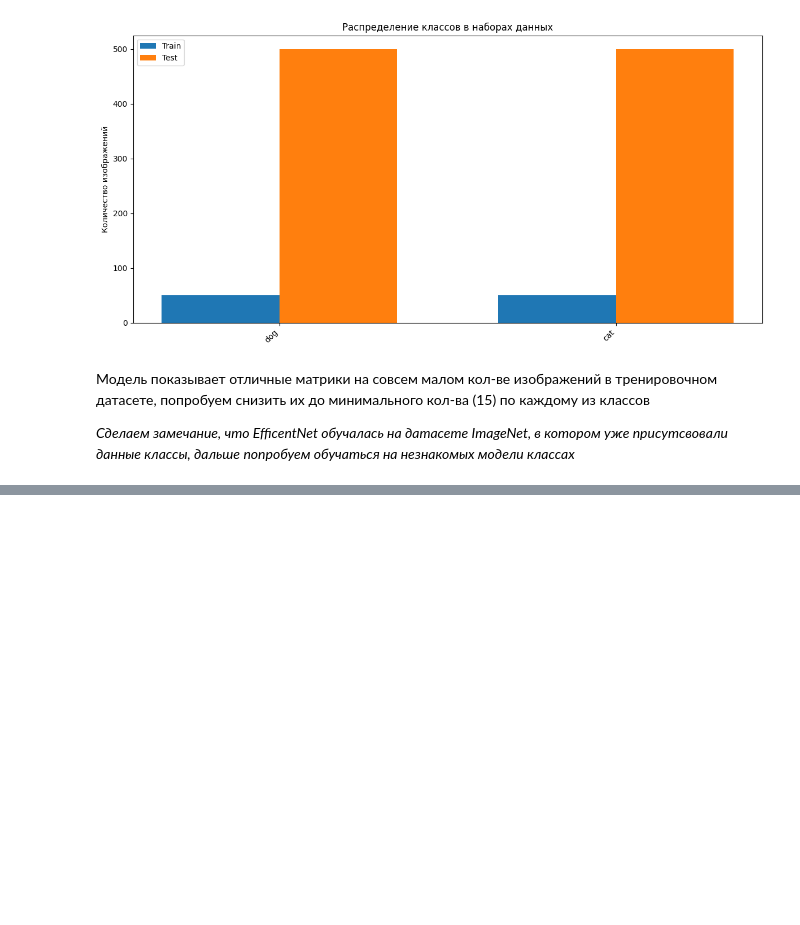
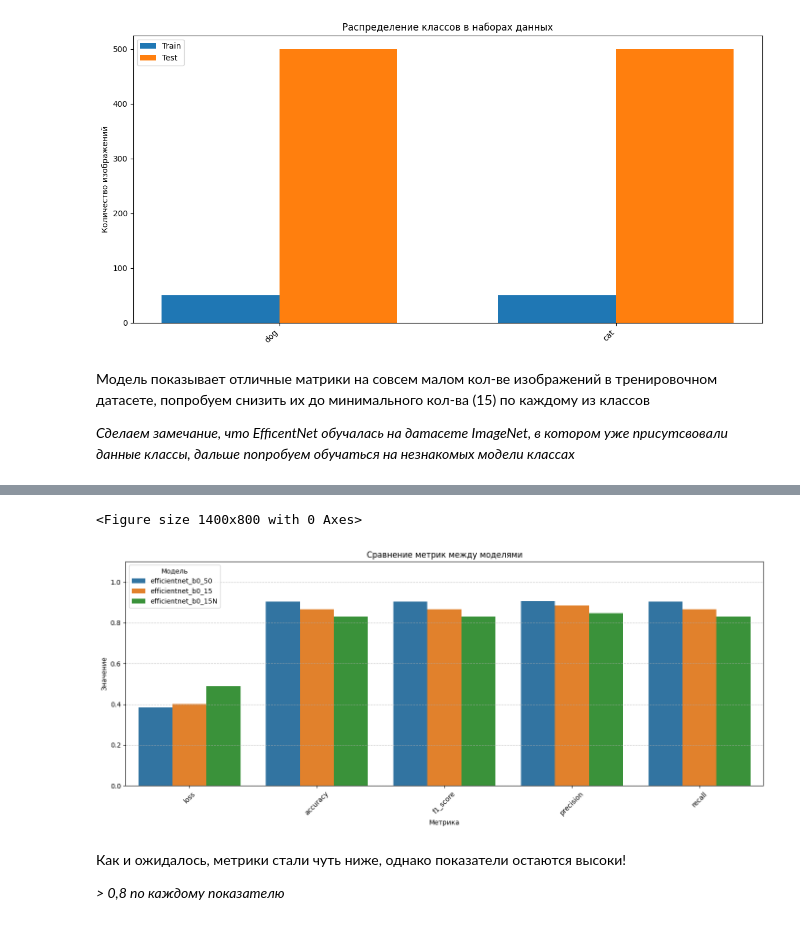
Before and after one commit to lpestov/interactive_ai_model_builder, a Jupyter notebook: models/classification/notebooks/classification_neural_network.ipynb, the cells around one changed output, grey strips where cells are left out. Cells and saved outputs as stored; diff of their text form; code cells hidden in the pictures; blank space fills up the shorter version.

```diff
--- a/models/classification/notebooks/classification_neural_network.ipynb
+++ b/models/classification/notebooks/classification_neural_network.ipynb
@@ -700,0 +856,2 @@ comparison_df = compare_benchmarks(benchmarks)
+# %%
+efficientnet_b0_metrics_15N = evaluate_model(efficientnet_b0_15N, test_loader, criterion, device)
@@ -700,0 +887,11 @@ comparison_df = compare_benchmarks(benchmarks)
+# %%
+benchmarks["efficientnet_b0_15N"] = efficientnet_b0_metrics_15N
+# %%
+comparison_df = compare_benchmarks(benchmarks)
+# %% [output]
+<Figure size 1400x800 with 0 Axes>
+[figure, added]
+# %% [markdown]
+Как и ожидалось, метрики стали чуть ниже, однако показатели остаются высоки!
+
+*> 0,8 по каждому показателю*
```
Also changed, not shown: parts of 67 cells of this notebook.
